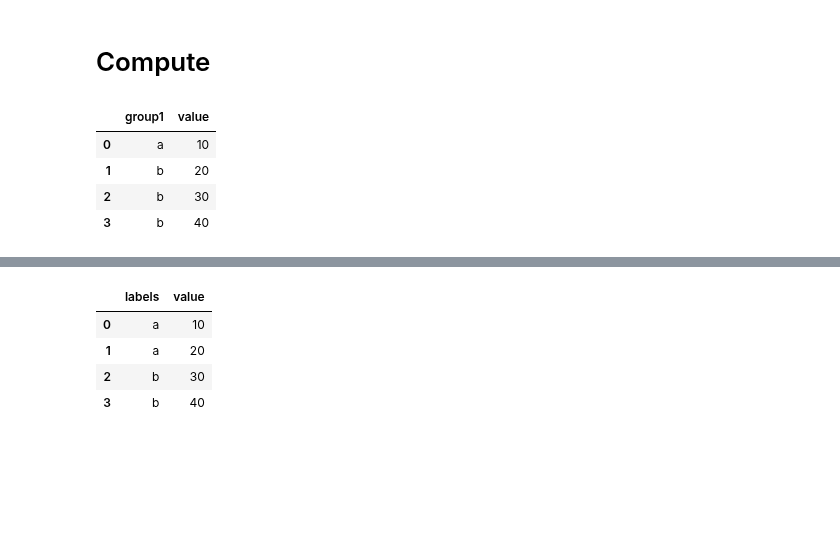
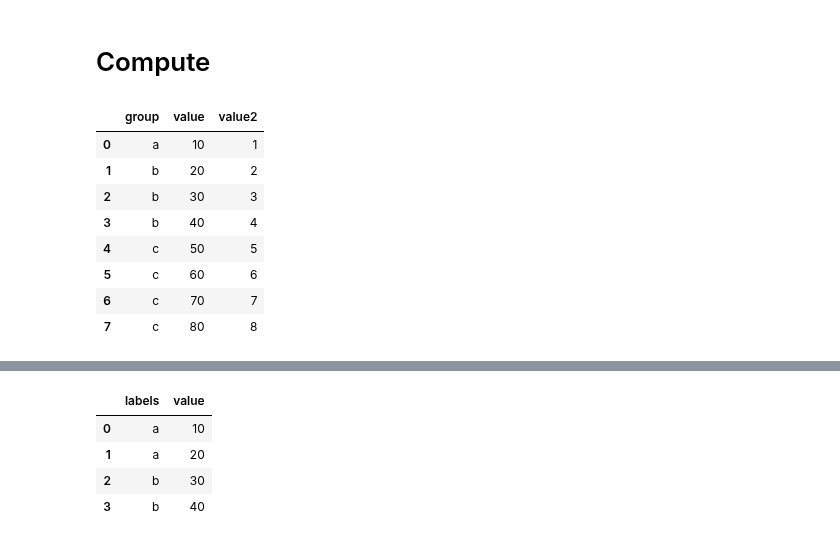
Before and after one commit to mtn75/Python-Toturial, a Jupyter notebook: python_workshop_pandas.ipynb, the cells around one changed output, grey strips where cells are left out. Drawn from its saved outputs; the diff is of its cells as text; code cells hidden in the pictures; blank space fills up the shorter version.

```diff
--- a/python_workshop_pandas.ipynb
+++ b/python_workshop_pandas.ipynb
@@ -490,13 +348,18 @@ df.groupby('col1').agg('max')
 # %% [markdown]
 # Compute
 # %%
-df = pd.DataFrame({'group1':["a","b","b","b"],
-                'value':[10,20,30,40]
+df = pd.DataFrame({'group':["a","b","b","b","c","c","c","c"],
+                'value':[10,20,30,40,50,60,70,80],
+                'value2':[1,2,3,4,5,6,7,8]
                 })
 df
 # %% [output]
-|  | group1 | value |
-| 0 | a | 10 |
-| 1 | b | 20 |
-| 2 | b | 30 |
-| 3 | b | 40 |
+|  | group | value | value2 |
+| 0 | a | 10 | 1 |
+| 1 | b | 20 | 2 |
+| 2 | b | 30 | 3 |
+| 3 | b | 40 | 4 |
+| 4 | c | 50 | 5 |
+| 5 | c | 60 | 6 |
+| 6 | c | 70 | 7 |
+| 7 | c | 80 | 8 |
```
Also changed, not shown: parts of 49 cells of this notebook.
